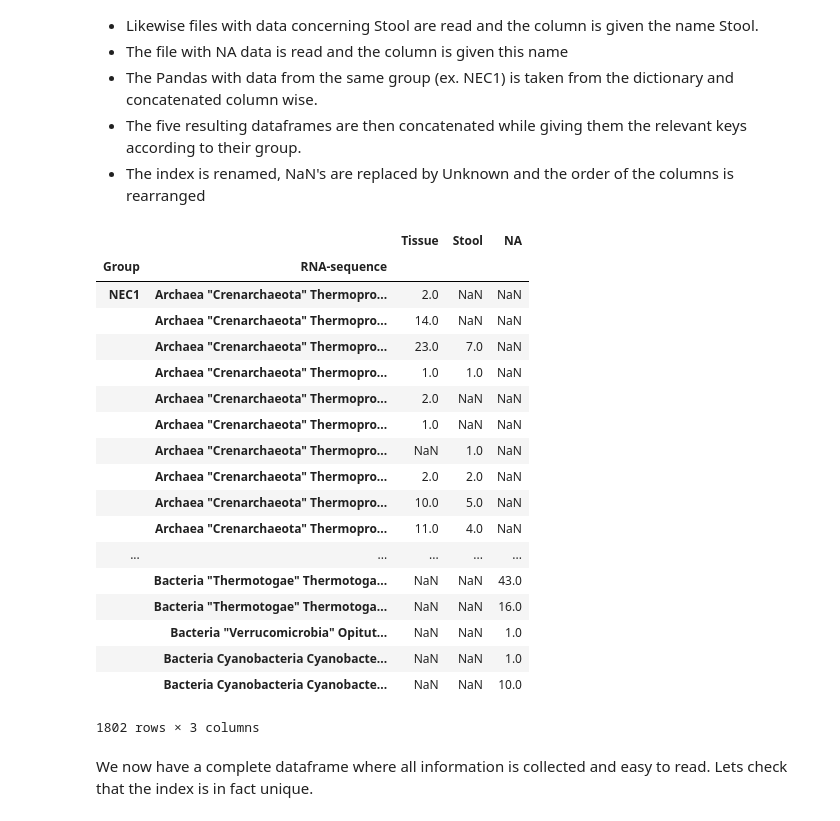
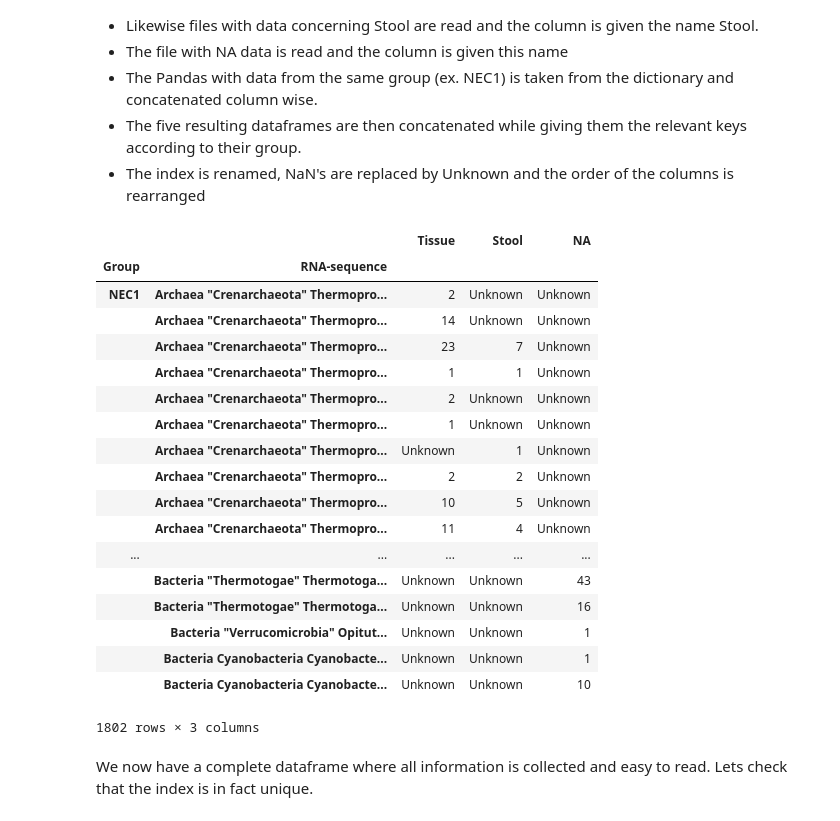
Before and after one commit to sourabhlal/ada2017, a Jupyter notebook: 01 - Pandas and Data Wrangling/Homework 1.ipynb, the cells around one changed output. Cells and saved outputs as stored; diff of their text form; code cells hidden in the pictures.

Commit message:
Delete files and change path

```diff
--- a/01 - Pandas and Data Wrangling/Homework 1.ipynb
+++ b/01 - Pandas and Data Wrangling/Homework 1.ipynb
@@ -143,11 +164,12 @@ The way this simple Panda dataframe will be constructed is by creating a vector
 # %%
 import pandas as pd
 import numpy as np
+DATA_PATH = DATA_FOLDER + 'microbiome/'
 filenames = ["MID1.xls","MID2.xls","MID3.xls","MID4.xls","MID5.xls","MID6.xls","MID7.xls","MID8.xls","MID9.xls"]
 rna = pd.DataFrame()
 rna2 = pd.DataFrame()
 for filename in filenames:
-    rna2 = pd.read_excel(filename, 'Sheet 1', index_col=0, header=None)
+    rna2 = pd.read_excel(DATA_PATH + filename, 'Sheet 1', index_col=0, header=None)
     rna = pd.concat([rna,rna2])
 rna.columns = ['Count']
 rna.index.name = 'RNA-sequence'
@@ -185,12 +207,12 @@ filenames = ["MID1.xls","MID2.xls","MID3.xls","MID4.xls","MID5.xls","MID6.xls","
 d = {} #dictionary created
 
 for filename in filenames[1:5]: #reading files with tissue data
-    d[filename] = pd.read_excel(filename, 'Sheet 1', index_col=0, header=None, names=['Tissue'])
+    d[filename] = pd.read_excel(DATA_PATH + filename, 'Sheet 1', index_col=0, header=None, names=['Tissue'])
 
 for filename in filenames[5:9]: #reading files with stool data
-    d[filename] = pd.read_excel(filename, 'Sheet 1', index_col=0, header=None, names=['Stool'])
+    d[filename] = pd.read_excel(DATA_PATH + filename, 'Sheet 1', index_col=0, header=None, names=['Stool'])
 
-d['MID1.xls'] = pd.read_excel(filename, 'Sheet 1', index_col=0, header=None, names=['NA']) #reading file with NA data
+d['MID1.xls'] = pd.read_excel(DATA_PATH + filename, 'Sheet 1', index_col=0, header=None, names=['NA']) #reading file with NA data
 # %%
 NEC1 = pd.concat([d['MID2.xls'],d['MID6.xls']],axis=1) #concatenating dataframes concerning group NEC1
 Control1 = pd.concat([d['MID3.xls'],d['MID7.xls']],axis=1) #concatenating dataframes concerning group Control1
@@ -199,28 +221,28 @@ Control2 = pd.concat([d['MID5.xls'],d['MID9.xls']],axis=1) #concatenating datafr
 rna = pd.concat([NEC1,Control1,NEC2,Control2,d['MID1.xls']],keys=['NEC1','Control1','NEC2','Control2','Extraction Control']) #Concatenating all
 # %%
 rna.index.names = ['Group','RNA-sequence'] #Index names are changed
-rna.replace(np.nan,'Unknown') #NaA replaced
+rna.fillna('Unknown',inplace=True) #NAN's replaced
 rna = rna[['Tissue','Stool','NA']]  #Order of columns changed
 rna
 # %% [output]
 |  |  | Tissue | Stool | NA |
 | Group | RNA-sequence |  |  |  |
-| NEC1 | Archaea "Crenarchaeota" Thermopro... | 2.0 | NaN | NaN |
-|  | Archaea "Crenarchaeota" Thermopro... | 14.0 | NaN | NaN |
-|  | Archaea "Crenarchaeota" Thermopro... | 23.0 | 7.0 | NaN |
-|  | Archaea "Crenarchaeota" Thermopro... | 1.0 | 1.0 | NaN |
-|  | Archaea "Crenarchaeota" Thermopro... | 2.0 | NaN | NaN |
-|  | Archaea "Crenarchaeota" Thermopro... | 1.0 | NaN | NaN |
-|  | Archaea "Crenarchaeota" Thermopro... | NaN | 1.0 | NaN |
-|  | Archaea "Crenarchaeota" Thermopro... | 2.0 | 2.0 | NaN |
-|  | Archaea "Crenarchaeota" Thermopro... | 10.0 | 5.0 | NaN |
-|  | Archaea "Crenarchaeota" Thermopro... | 11.0 | 4.0 | NaN |
+| NEC1 | Archaea "Crenarchaeota" Thermopro... | 2 | Unknown | Unknown |
+|  | Archaea "Crenarchaeota" Thermopro... | 14 | Unknown | Unknown |
+|  | Archaea "Crenarchaeota" Thermopro... | 23 | 7 | Unknown |
+|  | Archaea "Crenarchaeota" Thermopro... | 1 | 1 | Unknown |
+|  | Archaea "Crenarchaeota" Thermopro... | 2 | Unknown | Unknown |
+|  | Archaea "Crenarchaeota" Thermopro... | 1 | Unknown | Unknown |
+|  | Archaea "Crenarchaeota" Thermopro... | Unknown | 1 | Unknown |
+|  | Archaea "Crenarchaeota" Thermopro... | 2 | 2 | Unknown |
+|  | Archaea "Crenarchaeota" Thermopro... | 10 | 5 | Unknown |
+|  | Archaea "Crenarchaeota" Thermopro... | 11 | 4 | Unknown |
 | ... | ... | ... | ... | ... |
-|  | Bacteria "Thermotogae" Thermotoga... | NaN | NaN | 43.0 |
-|  | Bacteria "Thermotogae" Thermotoga... | NaN | NaN | 16.0 |
-|  | Bacteria "Verrucomicrobia" Opitut... | NaN | NaN | 1.0 |
-|  | Bacteria Cyanobacteria Cyanobacte... | NaN | NaN | 1.0 |
-|  | Bacteria Cyanobacteria Cyanobacte... | NaN | NaN | 10.0 |
+|  | Bacteria "Thermotogae" Thermotoga... | Unknown | Unknown | 43 |
+|  | Bacteria "Thermotogae" Thermotoga... | Unknown | Unknown | 16 |
+|  | Bacteria "Verrucomicrobia" Opitut... | Unknown | Unknown | 1 |
+|  | Bacteria Cyanobacteria Cyanobacte... | Unknown | Unknown | 1 |
+|  | Bacteria Cyanobacteria Cyanobacte... | Unknown | Unknown | 10 |
 1802 rows × 3 columns
 # %% [markdown]
 
```
Also changed, not shown: parts of 3 cells of this notebook, 9 other files.
